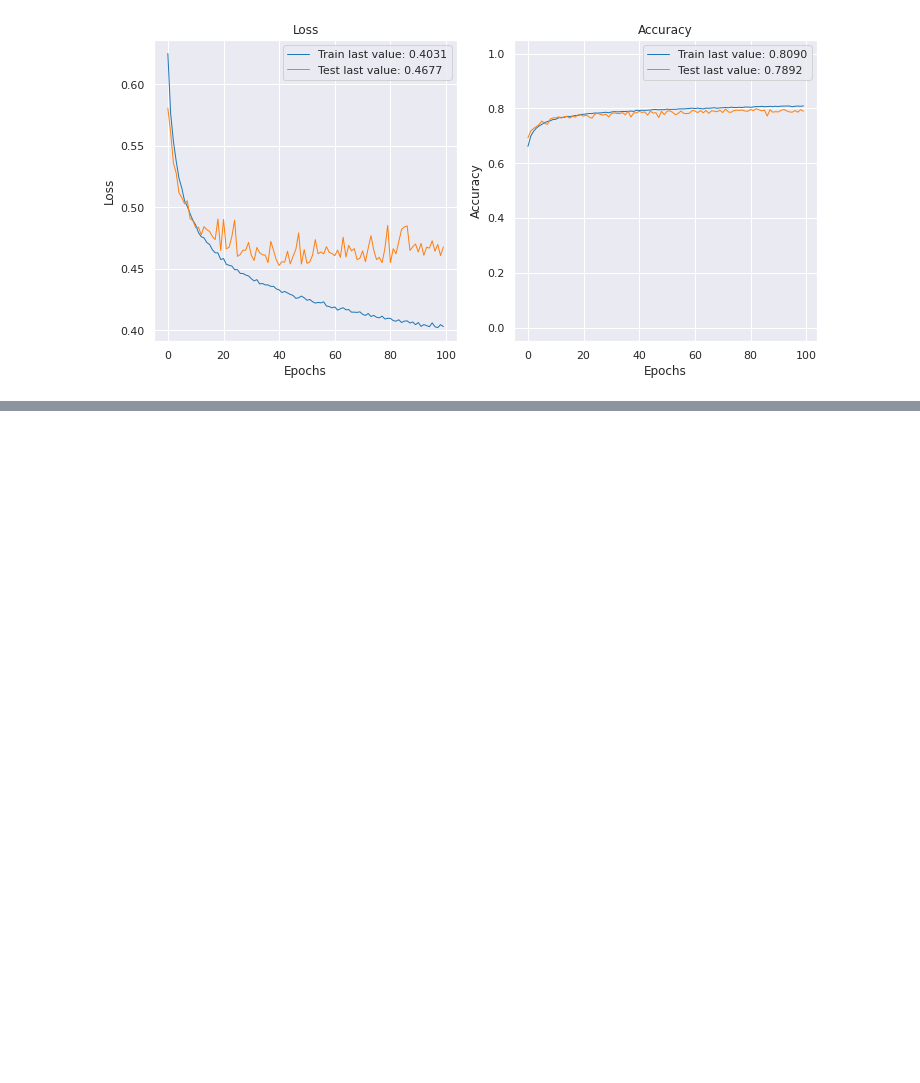
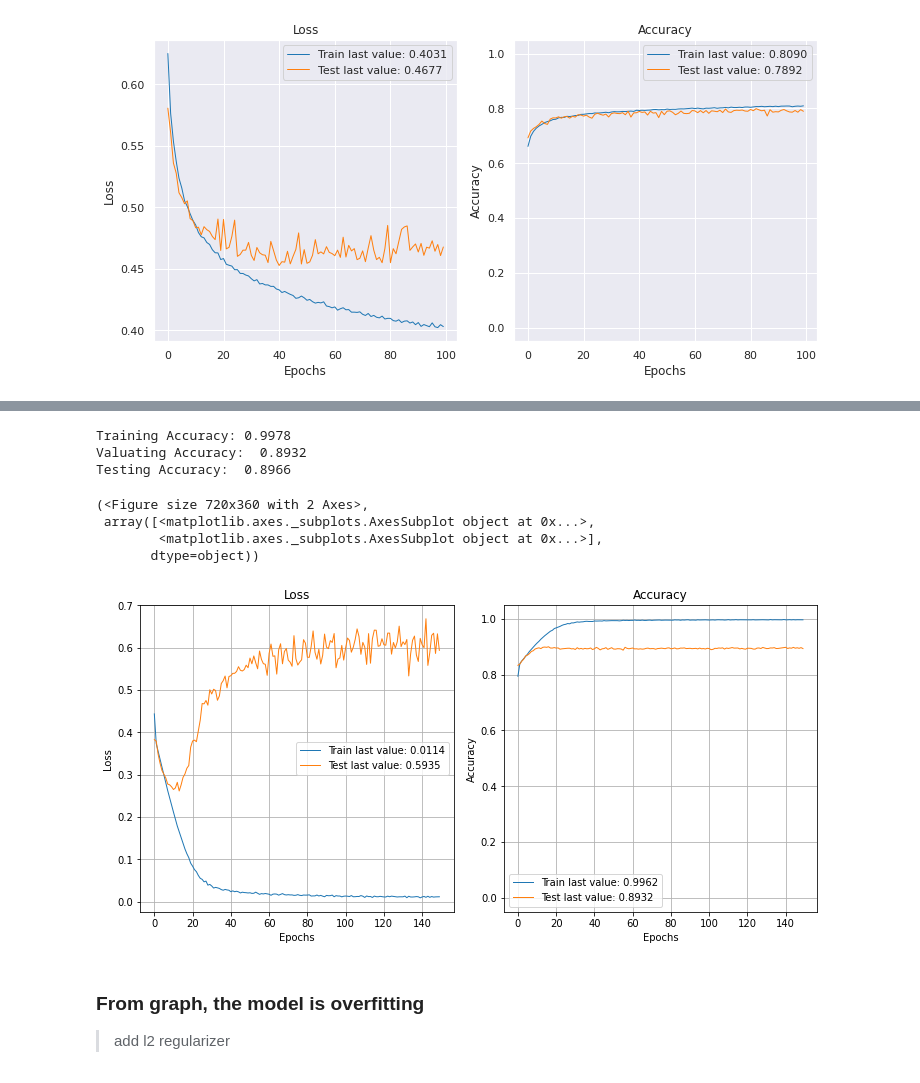
Before and after one commit to HeHeHuang/DeepLearningNLP, a Jupyter notebook: TextClassification_GenderFromName.ipynb, the cells around one changed output, grey strips where cells are left out. Drawn from its saved outputs; the diff is of its cells as text; code cells hidden in the pictures; blank space fills up the shorter version.

```diff
--- a/TextClassification_GenderFromName.ipynb
+++ b/TextClassification_GenderFromName.ipynb
@@ -503,0 +589,13 @@ TypeError: ignored
+# %%
+model =  Sequential()
+# Add an Embedding layer expecting input vocab of size 42, and
+# output embedding dimension of size 64.
+model.add(Embedding(input_dim=42, output_dim=64))
+
+# Add a LSTM layer with 128 internal units.
+model.add(LSTM(128))
+
+# Add a Dense layer with 10 units.
+model.add(Dense(1, activation='sigmoid'))
+model.compile(loss='binary_crossentropy', optimizer='adam',metrics=['accuracy'])
+model.summary()
@@ -503,0 +617,27 @@ TypeError: ignored
+# %%
+hist = model.fit(X_train, y_train,
+                    epochs=150,
+                    verbose=False,
+                    validation_data=(X_test, y_test),
+                    batch_size=50)
+
+loss, accuracy = model.evaluate(X_train, y_train, verbose=False)
+print("Training Accuracy: {:.4f}".format(accuracy))
+loss, accuracy = model.evaluate(X_test, y_test, verbose=False)
+print("Valuating Accuracy:  {:.4f}".format(accuracy))
+loss, accuracy = model.evaluate(X_cv, y_cv, verbose=False)
+print("Testing Accuracy:  {:.4f}".format(accuracy))
+
+plot_history(hist.history)
+# %% [output]
+Training Accuracy: 0.9978
+Valuating Accuracy:  0.8932
+Testing Accuracy:  0.8966
+(<Figure size 720x360 with 2 Axes>,
+ array([<matplotlib.axes._subplots.AxesSubplot object at 0x...>,
+        <matplotlib.axes._subplots.AxesSubplot object at 0x...>],
+       dtype=object))
+[figure, added]
+# %% [markdown]
+### From graph, the model is overfitting
+> add l2 regularizer
```
Also changed, not shown: parts of 36 cells of this notebook.
